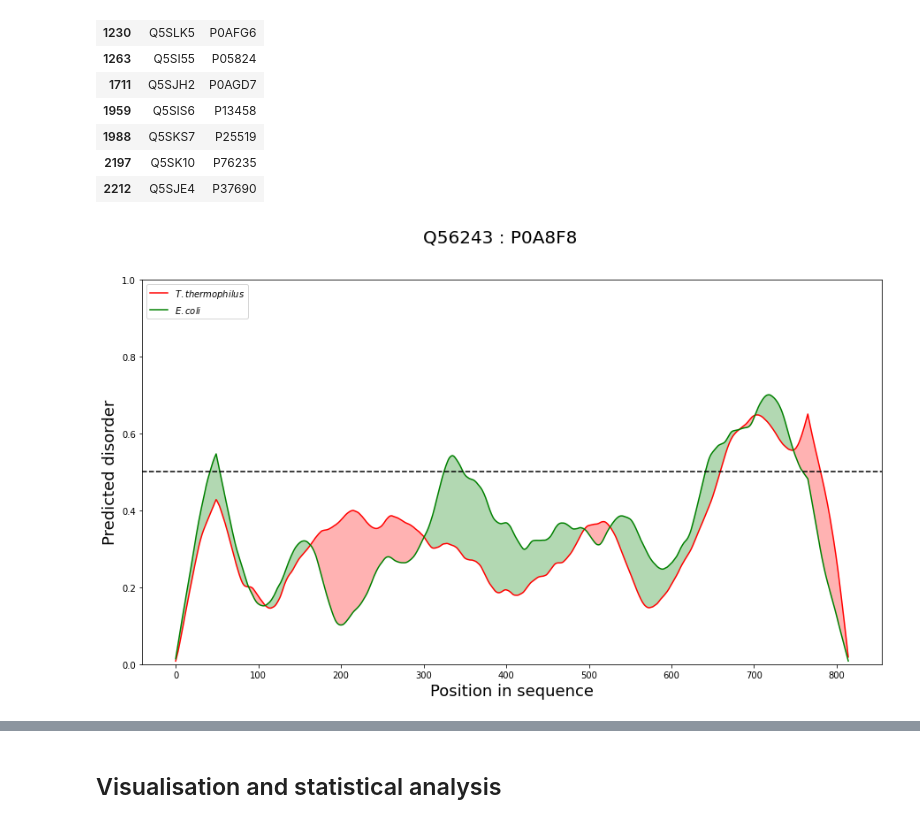
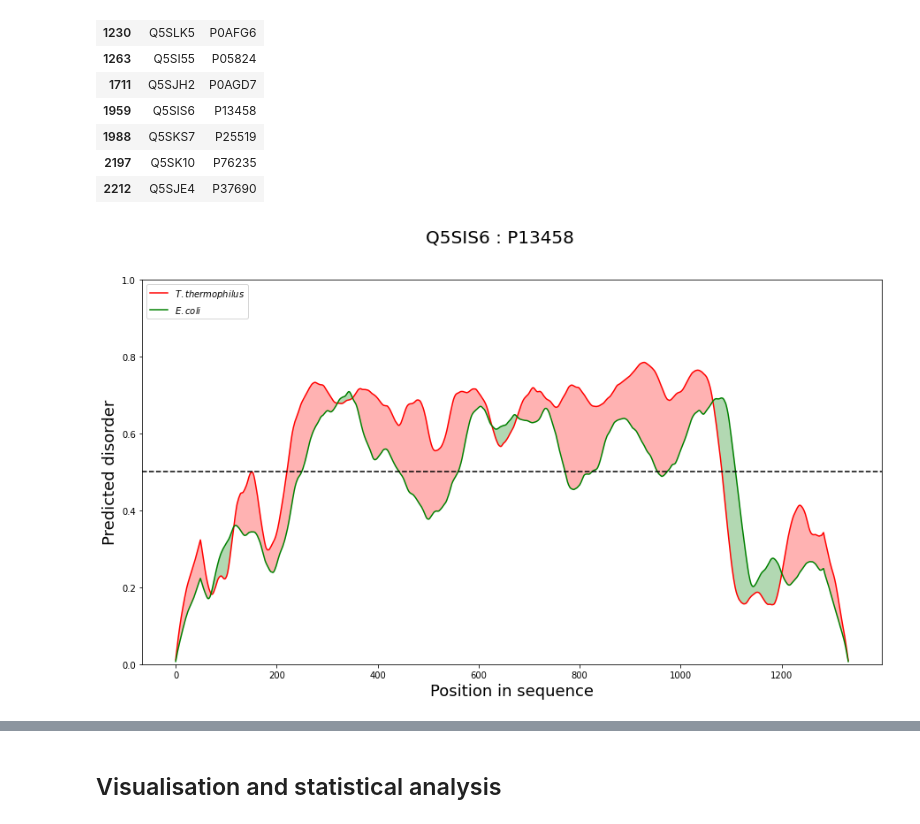
Before and after one commit to alibekk93/IDP_analysis, a Jupyter notebook: IDP_analysis.ipynb, the cells around one changed output, grey strips where cells are left out. Drawn from its saved outputs; the diff is of its cells as text; code cells hidden in the pictures.

```diff
--- a/IDP_analysis.ipynb
+++ b/IDP_analysis.ipynb
@@ -331,7 +331,8 @@ def fix_neg_inf(df: pd.DataFrame, replacement=np.nan) -> pd.DataFrame:
 # %%
 def plot_IDR_profile(disorder_values: list, labels: list, names: list=None,
                      mav: int=1, align=False, seqs: list=None,
-                     gap_ins_pen: float=-1, gap_ext_pen: float=-0.5):
+                     gap_ins_pen: float=-1, gap_ext_pen: float=-0.5,
+                     savefig=False):
   """Plots an IDR profile for two proteins
   given in list
 
@@ -360,6 +361,9 @@ def plot_IDR_profile(disorder_values: list, labels: list, names: list=None,
   gap_ext_pen : float
     Gap extension penalty for the alignment.
     Default penalty is -0.5
+  savefig : bool
+    Whether the figure should be saved.
+    False by default
 
   Returns:
   --------
@@ -408,6 +412,11 @@ def plot_IDR_profile(disorder_values: list, labels: list, names: list=None,
   ax.fill_between(x, y1, y2, where = y2 > y1, facecolor ='green', alpha = 0.3)
   ax.legend(loc='upper left')
   ax.axhline(0.5, ls='--', c='black')
+  # check if needs to be saved
+  if savefig == True:
+    if names == None:
+      raise ValueError('Sequence names not provided')
+    fig.savefig(names[0] + ' - ' + names[1] + '.png')
 # %% [markdown]
 ## Obtaining disorder predictions for *E. coli* and *T. thermophilus* proteins
 # %% [markdown]
@@ -756,18 +765,18 @@ IDP_pairs.query('TT_longest_IDR>=50 & EC_longest_IDR>=50')[['TT_ID', 'EC_ID']]
 | 2197 | Q5SK10 | P76235 |
 | 2212 | Q5SJE4 | P37690 |
 # %%
-names = ['Q56243', 'P0A8F8']
+names = ['Q5SIS6', 'P13458']
+
+fig_name = names[0] + ' - ' + names[1] + '.png'
 
 labels = ['T. thermophilus', 'E. coli']
 
 disorder_values = [IDP_pairs.query('TT_ID=="{}"'.format(names[0])).TT_disorder_combined.iloc[0],
                    IDP_pairs.query('EC_ID=="{}"'.format(names[1])).EC_disorder_combined.iloc[0]]
 seqs = [IDP_pairs.query('TT_ID=="{}"'.format(names[0])).TT_Sequence.iloc[0],
         IDP_pairs.query('EC_ID=="{}"'.format(names[1])).EC_Sequence.iloc[0]]
 
 plot_IDR_profile(disorder_values=disorder_values, labels=labels, names=names, mav=50, align=True,
-                 seqs=seqs, gap_ins_pen=-1, gap_ext_pen=-0.5)
-
-fig.show()
+                 seqs=seqs, gap_ins_pen=-1, gap_ext_pen=-0.5, savefig=True)
 # %% [output]
-[figure, old version]
+[figure, new version]
```
Also changed, not shown: parts of 1 cell of this notebook.
